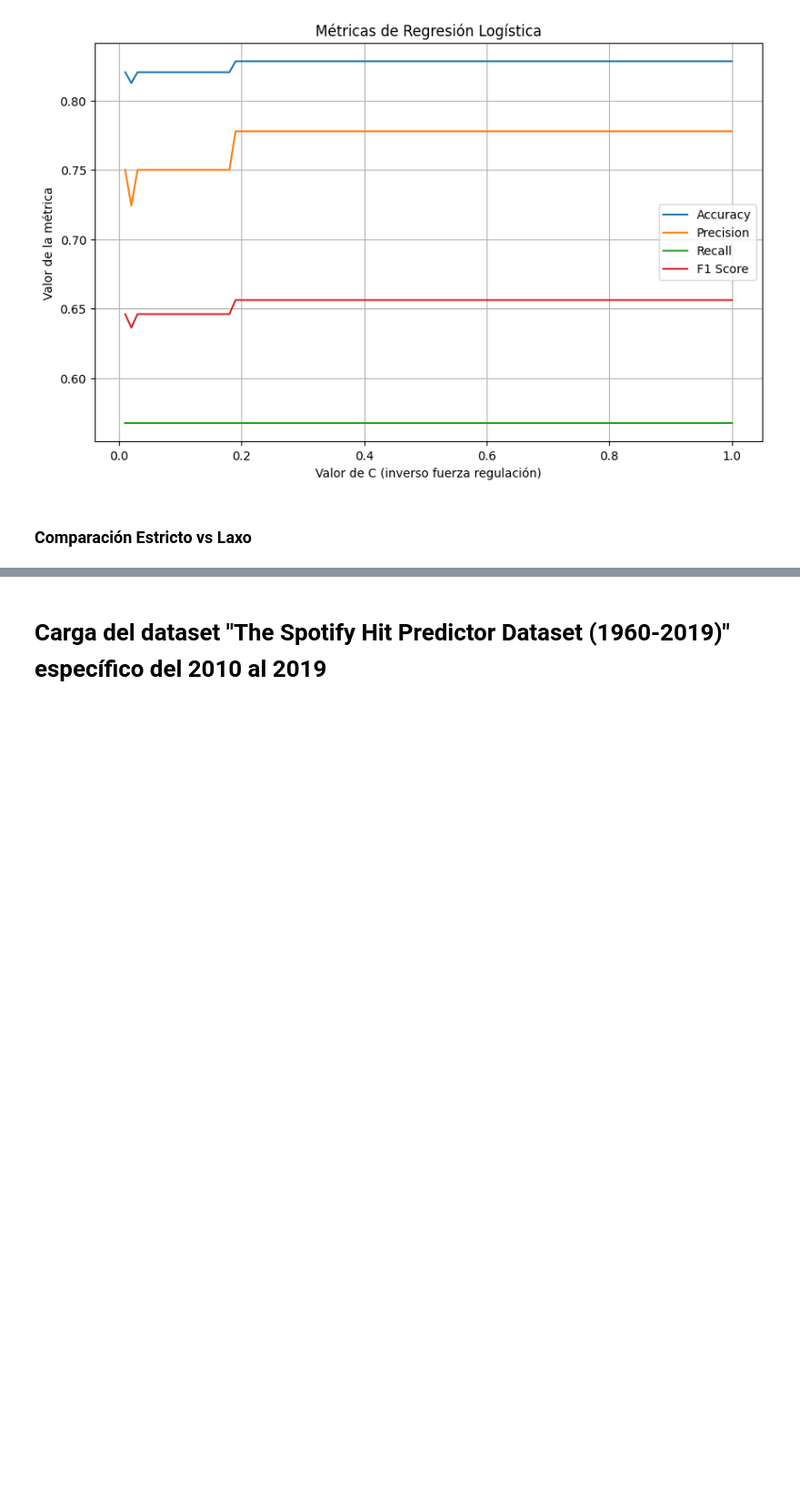
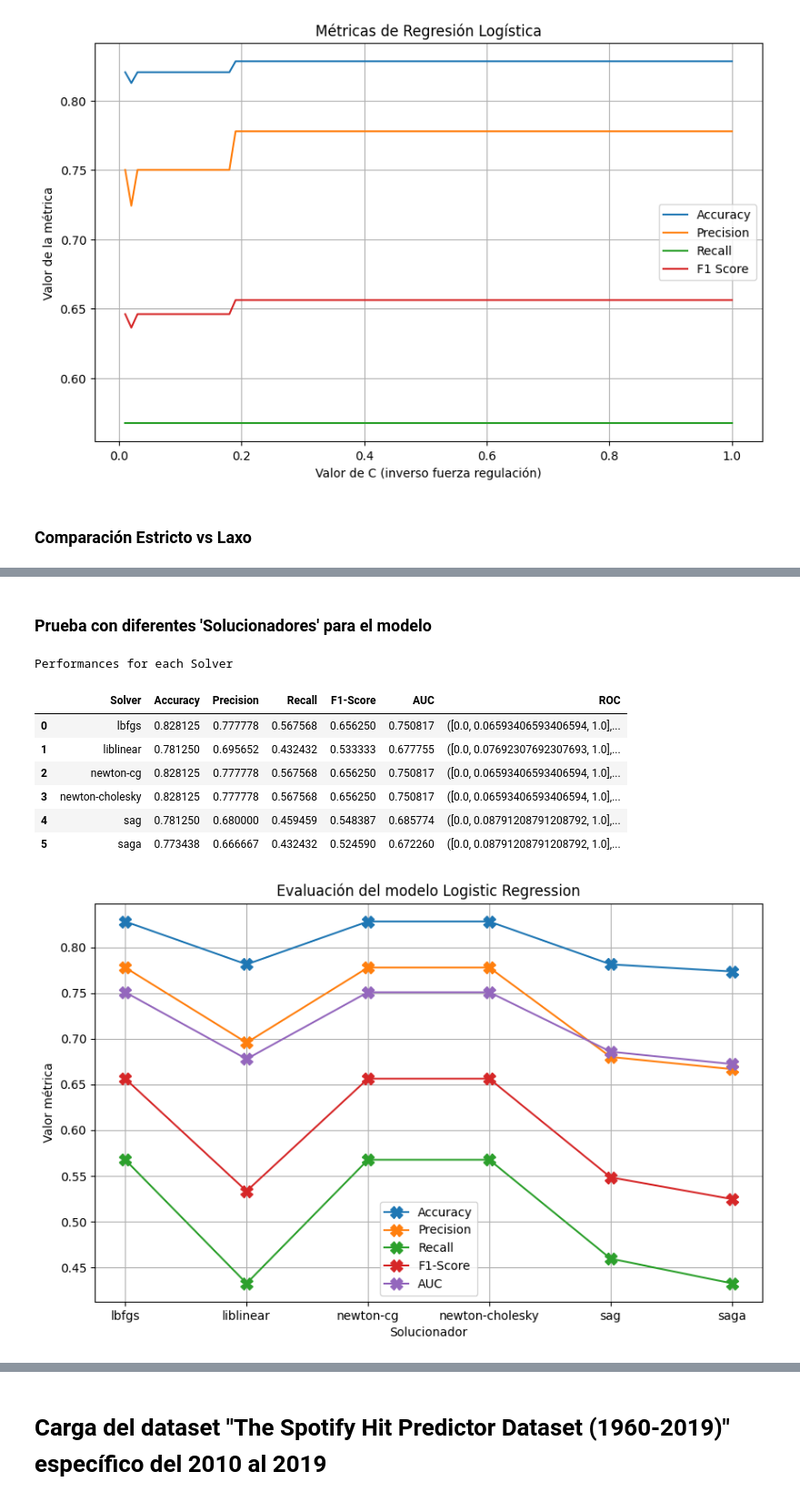
Before and after one commit to RavenInDisguise/ProyectoI_IA, a Jupyter notebook: proyecto_1.ipynb, the cells around one changed output, grey strips where cells are left out. Shown at 91% size. Saved outputs shown, nothing was run; the diff lists cells and outputs as text; code cells hidden in the pictures; blank space fills up the shorter version.

Commit message:
feat: comparacion de los solucionadores RL

```diff
--- a/proyecto_1.ipynb
+++ b/proyecto_1.ipynb
@@ -725,0 +708,79 @@ Performance for c=0.2:
+# %% [markdown]
+### Prueba con diferentes 'Solucionadores' para el modelo
+# %%
+# Análisis sobre los diferentes solucionadores ofrecidos por la librería
+
+# Los diferentes solucionadores tienen diferentes características, los que ofrece la librería son los de la lista:
+# solver {'lbfgs', 'liblinear', 'newton-cg', 'newton-cholesky', 'sag', 'saga'}, default='lbfgs'
+# https://scikit-learn.org/stable/modules/generated/sklearn.linear_model.LogisticRegression.html
+# For small datasets, 'liblinear' is a good choice, whereas 'sag' and 'saga' are faster for large ones;
+# For multiclass problems, only 'newton-cg', 'sag', 'saga' and 'lbfgs' handle multinomial loss;
+# 'liblinear' is limited to one-versus-rest schemes.
+# 'newton-cholesky' is a good choice for n_samples >> n_features
+solver_list = ['lbfgs', 'liblinear', 'newton-cg', 'newton-cholesky', 'sag', 'saga']
+lr_max_iter = 10000
+
+model_performances = {'Solver': [], 'Accuracy': [], 'Precision': [],
+                      'Recall': [], 'F1-Score': [], 'AUC': [], 'ROC': []}
+
+for i in range(len(solver_list)):
+    lr_model = LogisticRegression(C=0.20, max_iter=lr_max_iter, solver=solver_list[i])
+    lr_model.fit(x_train, y_train)
+    # Predicción y evaluación
+    lr_pred = lr_model.predict(x_test)
+    lr_acc = accuracy_score(y_test, lr_pred)
+    lr_prec = precision_score(y_test, lr_pred)
+    lr_rec = recall_score(y_test, lr_pred)
+    lr_f1 = f1_score(y_test, lr_pred)
+    lr_auc = roc_auc_score(y_test, lr_pred)
+    lr_roc = roc_curve(y_test, lr_pred)
+
+    model_performances['Solver'].append(solver_list[i])
+    model_performances['Accuracy'].append(lr_acc)
+    model_performances['Precision'].append(lr_prec)
+    model_performances['Recall'].append(lr_rec)
+    model_performances['F1-Score'].append(lr_f1)
+    model_performances['AUC'].append(lr_auc)
+    model_performances['ROC'].append(lr_roc)
+
+
+
+# Histograma con las evaluaciones
+
+model_df = pd.DataFrame(model_performances)
+
+print('Performances for each Solver')
+display(model_df)
+
+fig, ax = plt.subplots(figsize=(10,6))
+
+for col in model_df.columns[1:6]:
+    ax.plot(model_df['Solver'], model_df[col], marker='X', label=col, ms=10.0)
+
+ax.set_title('Evaluación del modelo Logistic Regression')
+ax.set_xlabel('Solucionador')
+ax.set_ylabel('Valor métrica')
+ax.legend()
+plt.grid(True)
+plt.show()
+
+# Plot para solo evaluar F1-Score
+fig, ax = plt.subplots(figsize=(10,6))
+ax.plot(model_df['Solver'], model_df['F1-Score'], marker='X', label='F1-Score', ms=10.0)
+
+ax.set_title('Evaluación F1-Score Logistic Regression')
+ax.set_xlabel('Solucionador')
+ax.set_ylabel('Valor métrica')
+ax.legend()
+plt.grid(True)
+plt.show()
+# %% [output]
+Performances for each Solver
+|  | Solver | Accuracy | Precision | Recall | F1-Score | AUC | ROC |
+| 0 | lbfgs | 0.828125 | 0.777778 | 0.567568 | 0.656250 | 0.750817 | ([0.0, 0.06593406593406594, 1.0],... |
+| 1 | liblinear | 0.781250 | 0.695652 | 0.432432 | 0.533333 | 0.677755 | ([0.0, 0.07692307692307693, 1.0],... |
+| 2 | newton-cg | 0.828125 | 0.777778 | 0.567568 | 0.656250 | 0.750817 | ([0.0, 0.06593406593406594, 1.0],... |
+| 3 | newton-cholesky | 0.828125 | 0.777778 | 0.567568 | 0.656250 | 0.750817 | ([0.0, 0.06593406593406594, 1.0],... |
+| 4 | sag | 0.781250 | 0.680000 | 0.459459 | 0.548387 | 0.685774 | ([0.0, 0.08791208791208792, 1.0],... |
+| 5 | saga | 0.773438 | 0.666667 | 0.432432 | 0.524590 | 0.672260 | ([0.0, 0.08791208791208792, 1.0],... |
+[figure, added]
```
Also changed, not shown: parts of 3 cells of this notebook.
